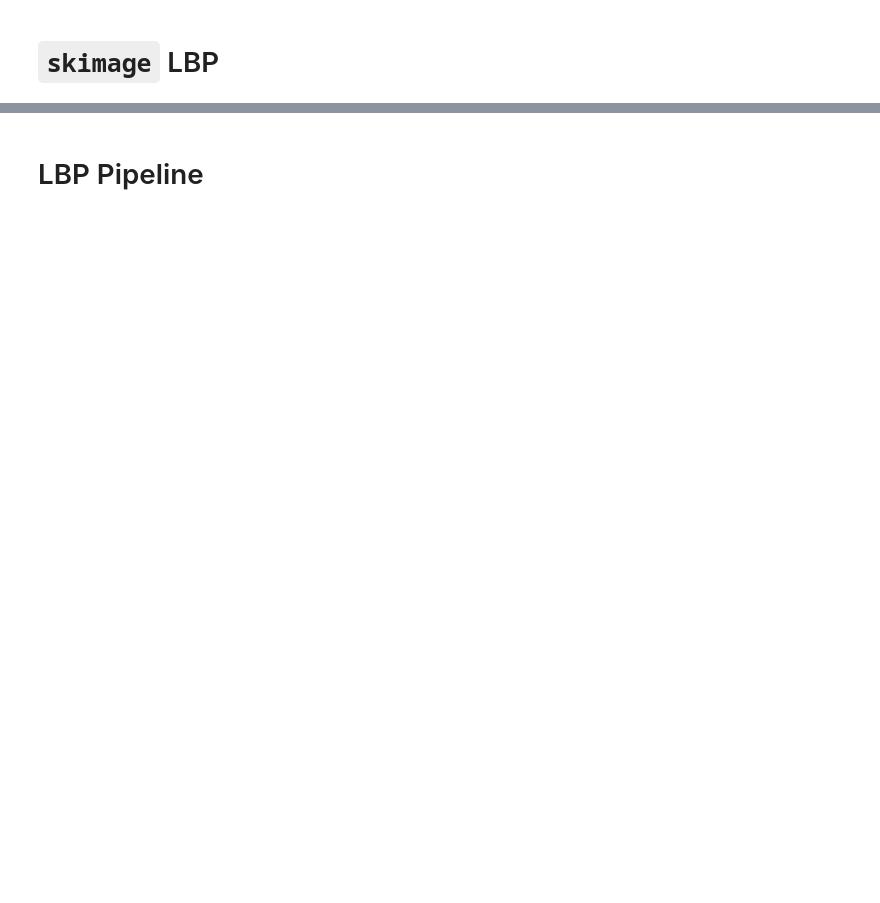
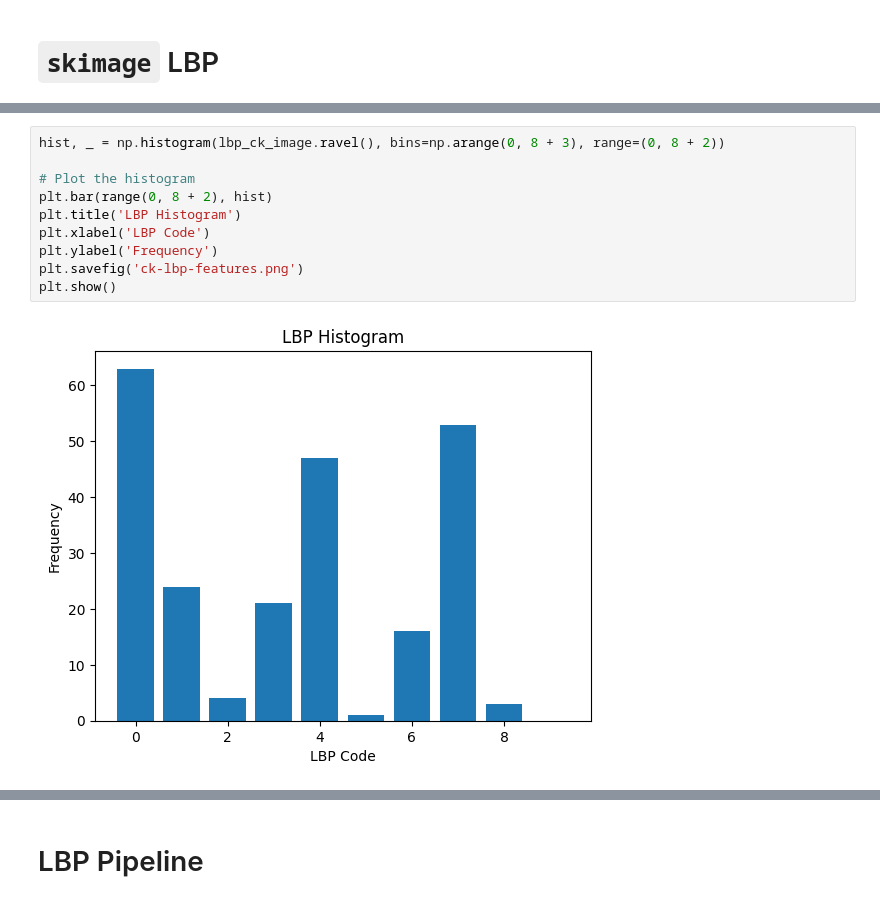
Before and after one commit to gralexrob1/facial-emotion-recognition, a Jupyter notebook: notebooks/lbp.ipynb, the cells around one changed output, grey strips where cells are left out. Drawn from its saved outputs; the diff is of its cells as text; blank space fills up the shorter version.

```diff
--- a/notebooks/lbp.ipynb
+++ b/notebooks/lbp.ipynb
@@ -116,0 +125,12 @@ plt.show()
+# %%
+hist, _ = np.histogram(lbp_ck_image.ravel(), bins=np.arange(0, 8 + 3), range=(0, 8 + 2))
+
+# Plot the histogram
+plt.bar(range(0, 8 + 2), hist)
+plt.title('LBP Histogram')
+plt.xlabel('LBP Code')
+plt.ylabel('Frequency')
+plt.savefig('ck-lbp-features.png')
+plt.show()
+# %% [output]
+[figure, added]
```
Also changed, not shown: parts of 30 cells of this notebook, 27 other files.
